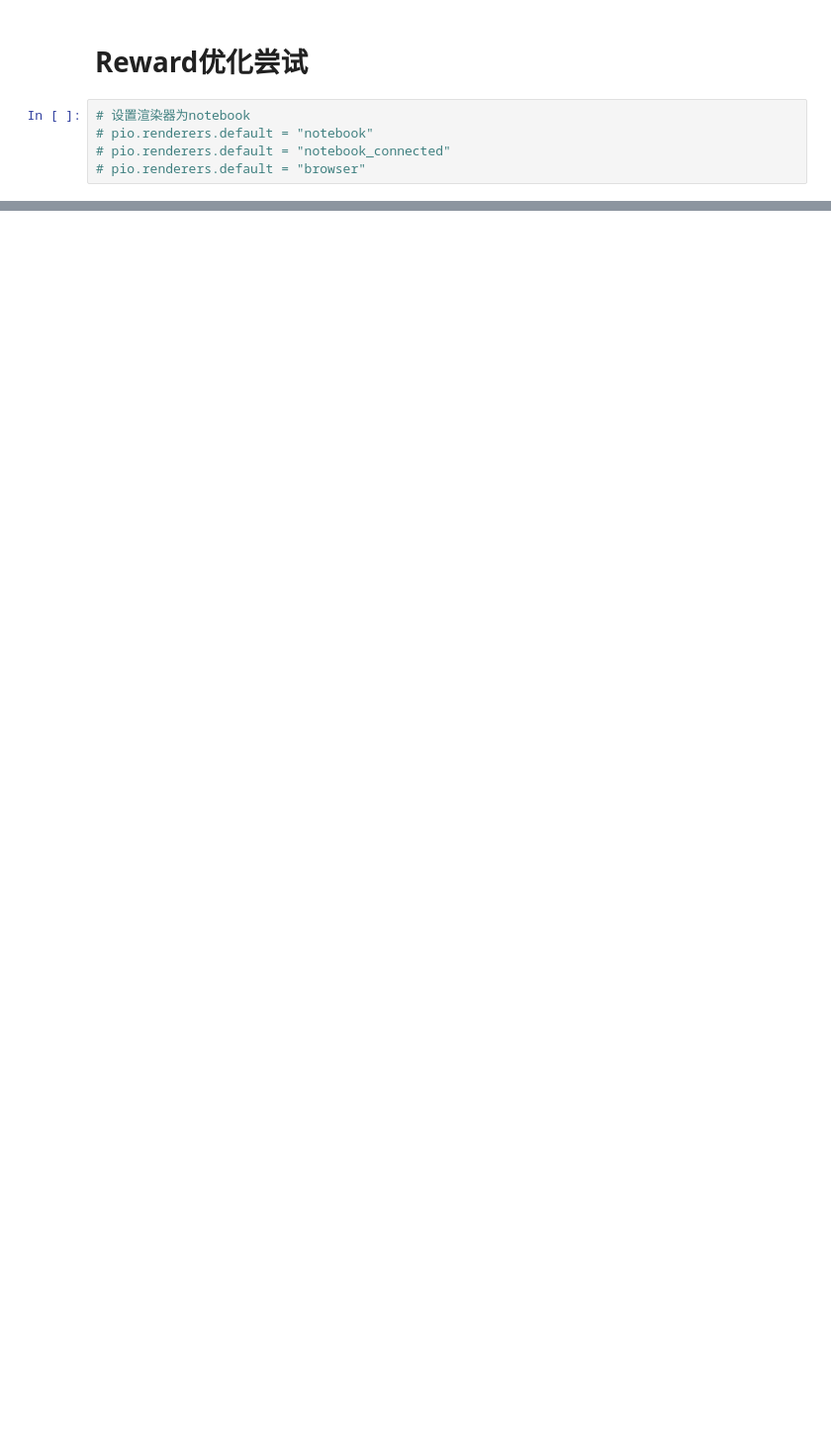
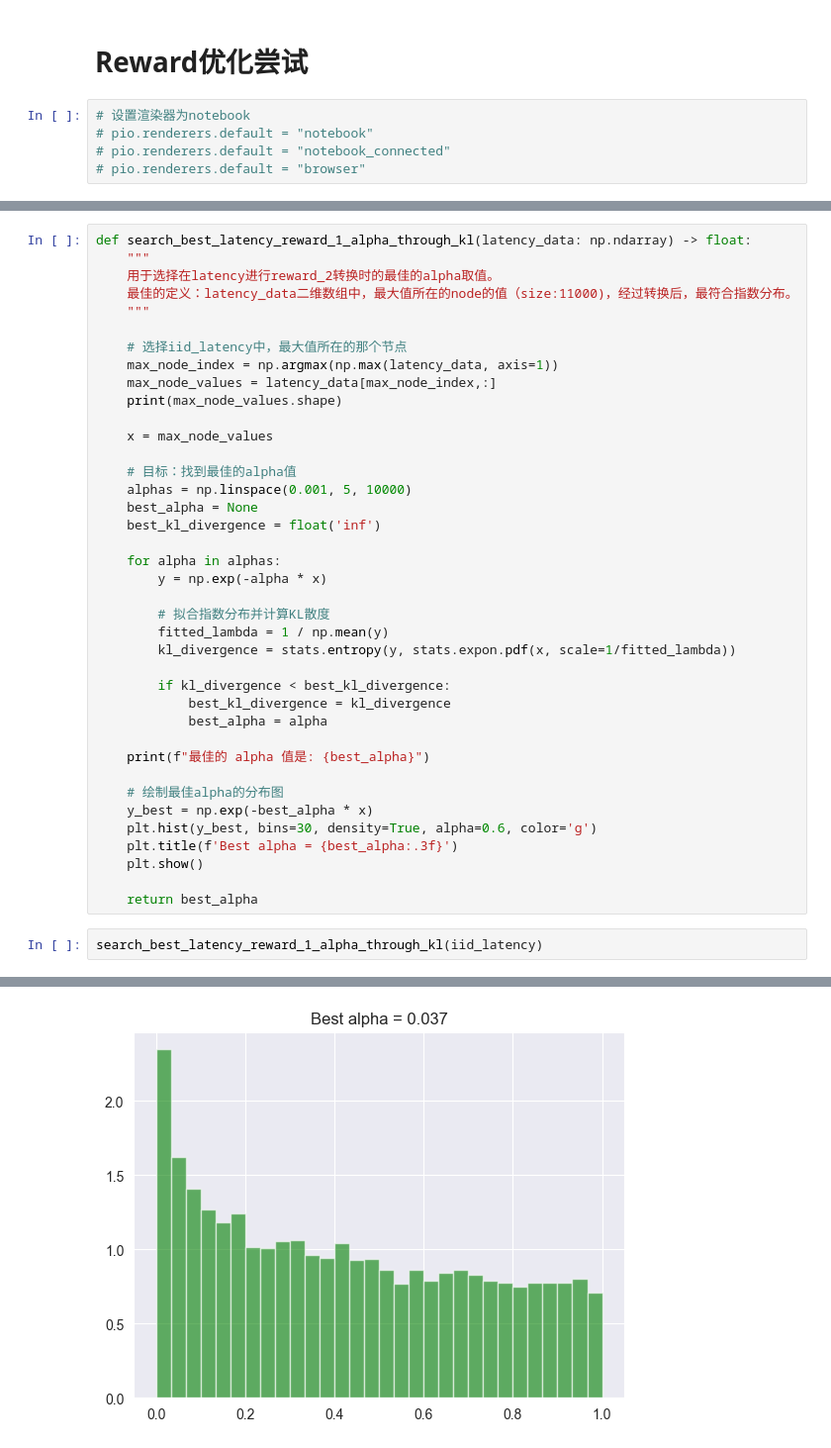
Before and after one commit to LightEchoo/MScProject, a Jupyter notebook: Analysis_reward_method.ipynb, the cells around one changed output, grey strips where cells are left out. Shown at 99% size. Cells and saved outputs as stored; diff of their text form; blank space fills up the shorter version.

```diff
--- a/Analysis_reward_method.ipynb
+++ b/Analysis_reward_method.ipynb
@@ -379,0 +442,42 @@ ar1 数据：
+# %%
+def search_best_latency_reward_1_alpha_through_kl(latency_data: np.ndarray) -> float:
+    """
+    用于选择在latency进行reward_2转换时的最佳的alpha取值。
+    最佳的定义：latency_data二维数组中，最大值所在的node的值（size:11000)，经过转换后，最符合指数分布。
+    """
+
+    # 选择iid_latency中，最大值所在的那个节点
+    max_node_index = np.argmax(np.max(latency_data, axis=1))
+    max_node_values = latency_data[max_node_index,:]
+    print(max_node_values.shape)
+
+    x = max_node_values
+
+    # 目标：找到最佳的alpha值
+    alphas = np.linspace(0.001, 5, 10000)
+    best_alpha = None
+    best_kl_divergence = float('inf')
+
+    for alpha in alphas:
+        y = np.exp(-alpha * x)
+
+        # 拟合指数分布并计算KL散度
+        fitted_lambda = 1 / np.mean(y)
+        kl_divergence = stats.entropy(y, stats.expon.pdf(x, scale=1/fitted_lambda))
+
+        if kl_divergence < best_kl_divergence:
+            best_kl_divergence = kl_divergence
+            best_alpha = alpha
+
+    print(f"最佳的 alpha 值是: {best_alpha}")
+
+    # 绘制最佳alpha的分布图
+    y_best = np.exp(-best_alpha * x)
+    plt.hist(y_best, bins=30, density=True, alpha=0.6, color='g')
+    plt.title(f'Best alpha = {best_alpha:.3f}')
+    plt.show()
+
+    return best_alpha
+# %%
+search_best_latency_reward_1_alpha_through_kl(iid_latency)
+# %% [output]
@@ -379,0 +486 @@ ar1 数据：
+[figure, added]
```
Also changed, not shown: parts of 20 cells of this notebook, 22 other files.
